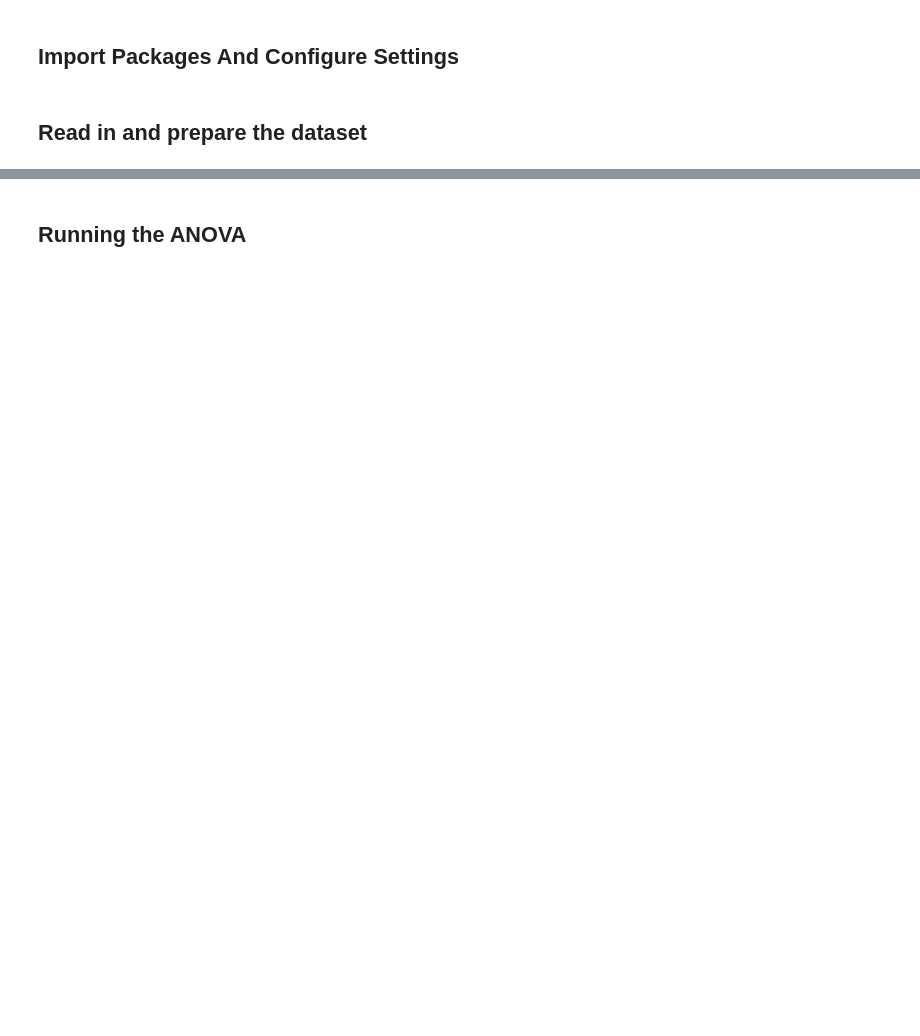
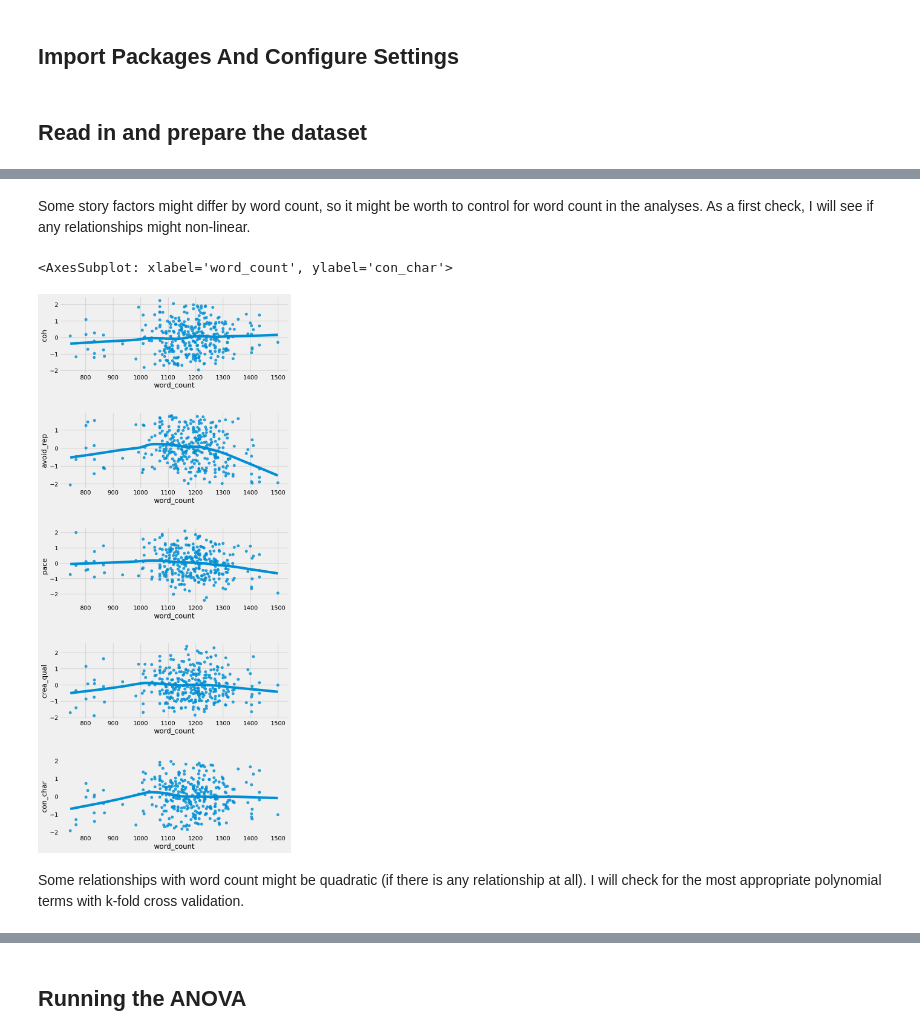
Before and after one commit to MWiechmann/ai_story_scale, a Jupyter notebook: study1_scale_construction/step_3_story_analyses.ipynb, the cells around one changed output, grey strips where cells are left out. Saved outputs shown, nothing was run; the diff lists cells and outputs as text; code cells hidden in the pictures; blank space fills up the shorter version.

```diff
--- a/study1_scale_construction/step_3_story_analyses.ipynb
+++ b/study1_scale_construction/step_3_story_analyses.ipynb
@@ -80,18 +118,25 @@ plt.show()
+# %% [markdown]
+Some story factors might differ by word count, so it might be worth to control for word count in the analyses. As a first check, I will see if any relationships might non-linear.
 # %%
 fig, axes = plt.subplots(5, 1, figsize=(10, 20))
 fig.tight_layout(pad=5.0)
 plt.grid(False)
 
-sns.regplot(data=aiss, y="tss_coh",
+sns.regplot(data=aiss, y="coh",
             x="word_count", lowess=True, ax=axes[0])
-sns.regplot(data=aiss, y="tss_avoid_rep",
+sns.regplot(data=aiss, y="avoid_rep",
             x="word_count", lowess=True, ax=axes[1])
-sns.regplot(data=aiss, y="tss_pac",
+sns.regplot(data=aiss, y="pace",
             x="word_count", lowess=True, ax=axes[2])
-sns.regplot(data=aiss, y="tss_cre",
+sns.regplot(data=aiss, y="crea_qual",
             x="word_count", lowess=True, ax=axes[3])
-sns.regplot(data=aiss, y="tss_conch",
+sns.regplot(data=aiss, y="con_char",
             x="word_count", lowess=True, ax=axes[4])
+# %% [output]
+<AxesSubplot: xlabel='word_count', ylabel='con_char'>
+[figure, added]
+# %% [markdown]
+Some relationships with word count might be quadratic (if there is any relationship at all). I will check for the most appropriate polynomial terms with k-fold cross validation.
 # %%
 # Setting up k-fold cross validation
 
```
Also changed, not shown: parts of 51 cells of this notebook, 3 other files.
